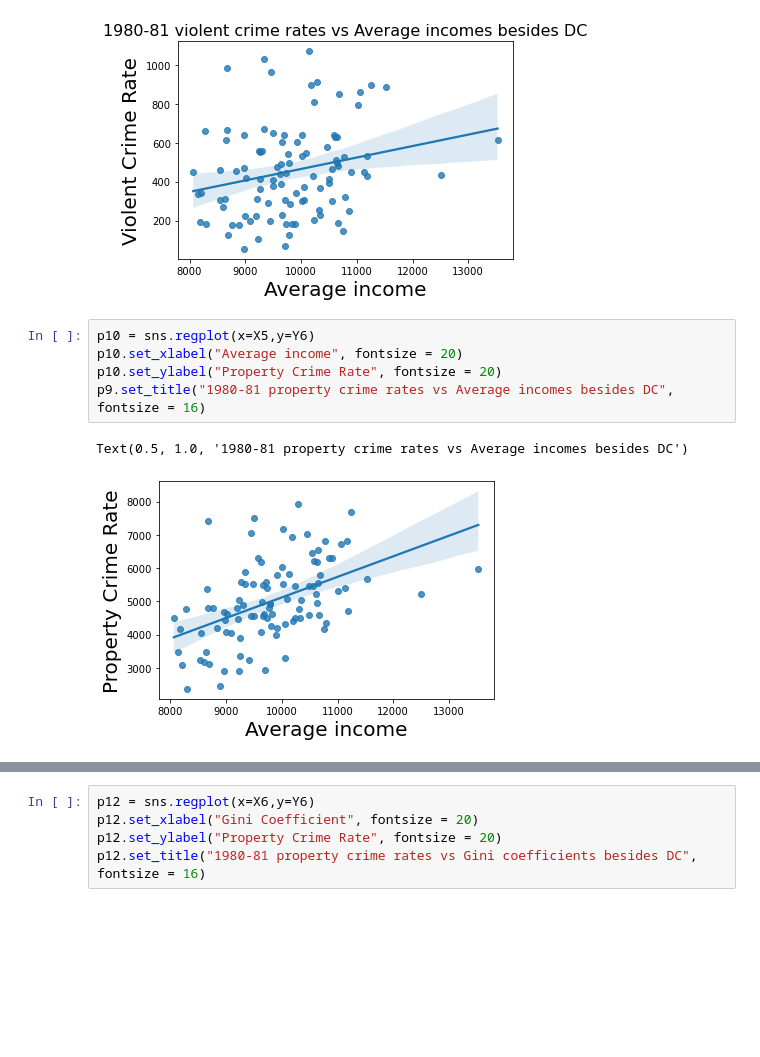
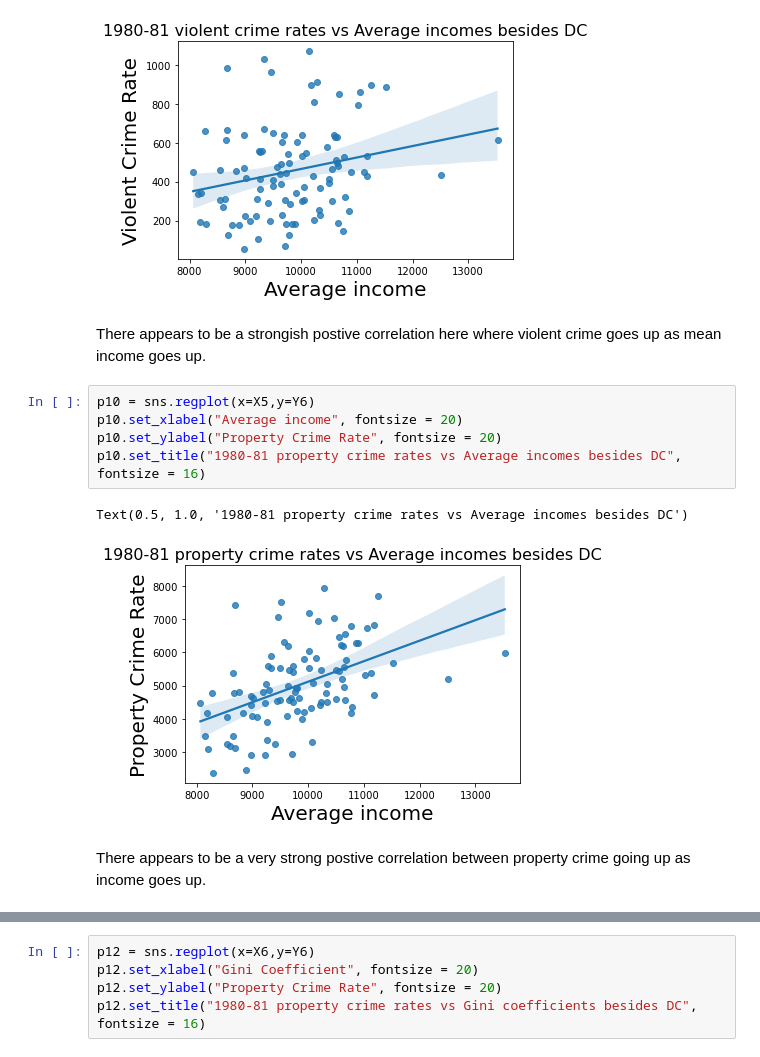
Before and after one commit to anishmitra9666/Alaskapermanentfund, a Jupyter notebook: analysiscode.ipynb, the cells around one changed output, grey strips where cells are left out. Saved outputs shown, nothing was run; the diff lists cells and outputs as text; blank space fills up the shorter version.

```diff
--- a/analysiscode.ipynb
+++ b/analysiscode.ipynb
@@ -282,14 +288,18 @@ p9.set_title("1980-81 violent crime rates vs Average incomes besides DC", fontsi
 # %% [output]
 Text(0.5, 1.0, '1980-81 violent crime rates vs Average incomes besides DC')
 [figure]
+# %% [markdown]
+There appears to be a strongish postive correlation here where violent crime goes up as mean income goes up.
 # %%
 p10 = sns.regplot(x=X5,y=Y6)
 p10.set_xlabel("Average income", fontsize = 20)
 p10.set_ylabel("Property Crime Rate", fontsize = 20)
-p9.set_title("1980-81 property crime rates vs Average incomes besides DC", fontsize = 16)
+p10.set_title("1980-81 property crime rates vs Average incomes besides DC", fontsize = 16)
 # %% [output]
 Text(0.5, 1.0, '1980-81 property crime rates vs Average incomes besides DC')
-[figure, old version]
+[figure, new version]
+# %% [markdown]
+There appears to be a very strong postive correlation between property crime going up as income goes up.
 # %%
 p11 = sns.regplot(x=X6,y=Y5)
 p11.set_xlabel("Gini Coefficient", fontsize = 20)
```
Also changed, not shown: parts of 18 cells of this notebook.
